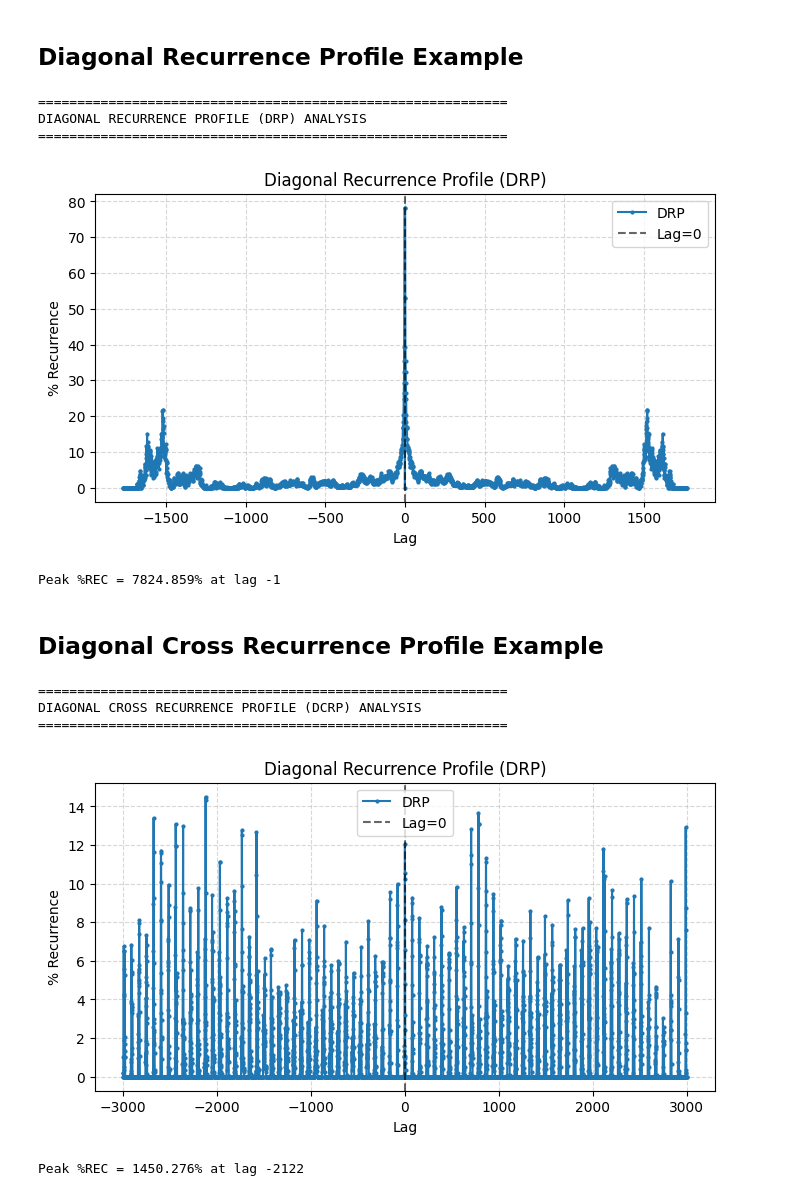
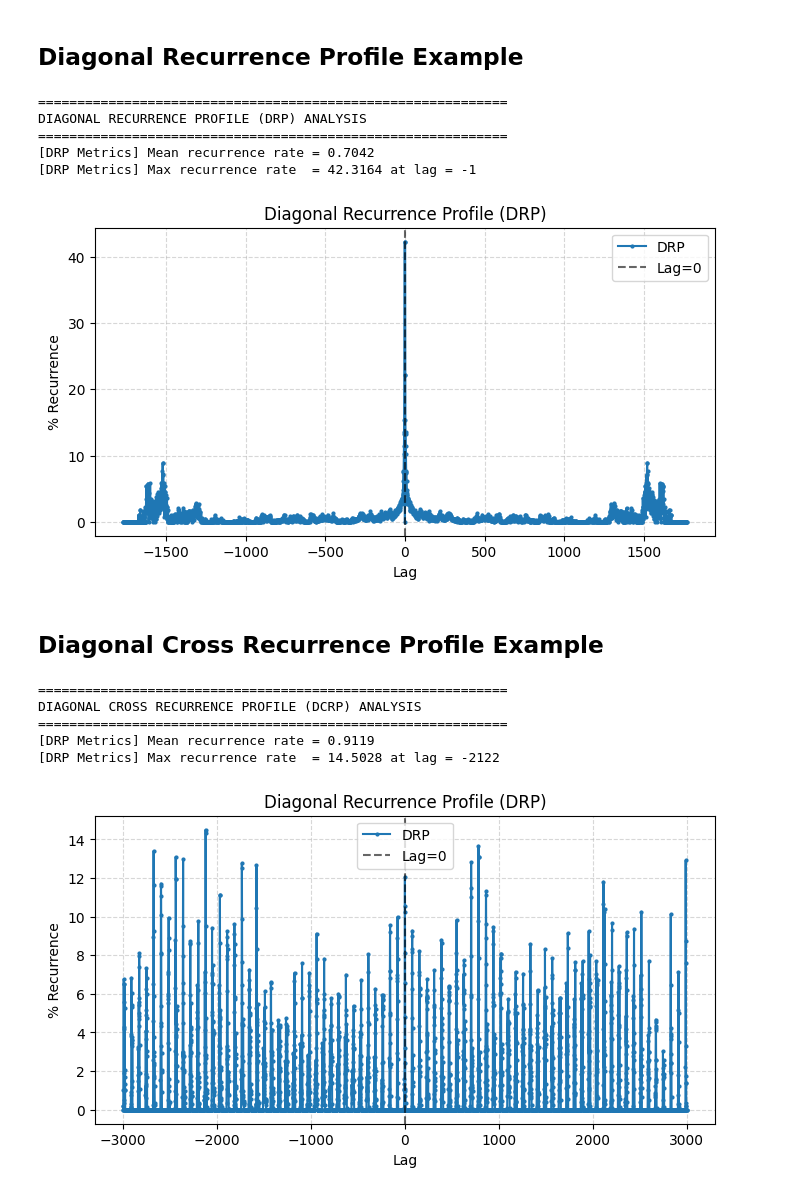
Before and after one commit to cartersale/Recurrence-Quantification-Analysis, a Jupyter notebook: analysisExamples.ipynb, the cells around one changed output. Saved outputs shown, nothing was run; the diff lists cells and outputs as text; code cells hidden in the pictures.

```diff
--- a/analysisExamples.ipynb
+++ b/analysisExamples.ipynb
@@ -363,43 +363,37 @@ print("\n" + "="*60)
 print("DIAGONAL RECURRENCE PROFILE (DRP) ANALYSIS")
 print("="*60)
 
 # Set the filename
 filename = 'exampleData/PostureData.csv'
 
 # Import data
 data = pd.read_csv(filename, header=None).iloc[:, 0].values
 
 # Set parameters
 params = {
     'norm': 1,                          # Normalize to unit interval
     'eDim': 3,                          # Embedding dimension
     'tLag': 15,                         # Time lag
     'rescaleNorm': 1,                   # Rescale using mean distance
-    'radius': 0.15,                     # Recurrence radius
+    'radius': 0.1,                      # Recurrence radius
     'tw': 1,                            # Theiler window for auto-RQA
     'maxLag': 2000,                     # Maximum lag for DRP
     'plotMode': 'drp',                  # Plot DRP
     'pointSize': 2,                     # Size of markers in the plot
     'saveFig': False,                   # Save figure or not
     'showMetrics': True,                # Show DRP values in the console
     'doStatsFile': False                # Write statistics to file
 }
 
 # Perform Diagonal Recurrence Profile analysis
 drp, lags = DRP(data, params)
-
-# Print the DRP values
-max_idx = int(drp.argmax())
-peak_val = drp[max_idx] * 100   # convert to percentage
-peak_lag = lags[max_idx]
-
-print(f"Peak %REC = {peak_val:.3f}% at lag {peak_lag}")
 # %% [output]
 ============================================================
 DIAGONAL RECURRENCE PROFILE (DRP) ANALYSIS
 ============================================================
+[DRP Metrics] Mean recurrence rate = 0.7042
+[DRP Metrics] Max recurrence rate  = 42.3164 at lag = -1
-[figure, old version]
+[figure, new version]
-Peak %REC = 7824.859% at lag -1
 # %% [markdown]
 ## Diagonal Cross Recurrence Profile Example
 # %%
@@ -428,7 +422,7 @@ params = {
     'eDim': 3,                 # Embedding dimension
     'tLag': 15,                # Time lag
     'rescaleNorm': 1,          # Rescale using mean distance
-    'radius': 0.1,            # Recurrence radius
+    'radius': 0.1,             # Recurrence radius
     'maxLag': 3000,            # Maximum lag for DRP
     'plotMode': 'drp',         # Plot DRP
     'pointSize': 2,            # Size of markers in the plot
@@ -439,16 +433,10 @@ params = {
 
 # Perform Diagonal Recurrence Profile analysis
 drp, lags = crossDRP(data1, data2, params)
-
-# Print the DRP values
-max_idx = int(drp.argmax())
-peak_val = drp[max_idx] * 100   # convert to percentage
-peak_lag = lags[max_idx]
-
-print(f"Peak %REC = {peak_val:.3f}% at lag {peak_lag}")
 # %% [output]
 ============================================================
 DIAGONAL CROSS RECURRENCE PROFILE (DCRP) ANALYSIS
 ============================================================
+[DRP Metrics] Mean recurrence rate = 0.9119
+[DRP Metrics] Max recurrence rate  = 14.5028 at lag = -2122
 [figure]
-Peak %REC = 1450.276% at lag -2122
```
Also changed, not shown: parts of 1 cell of this notebook, 4 other files.
